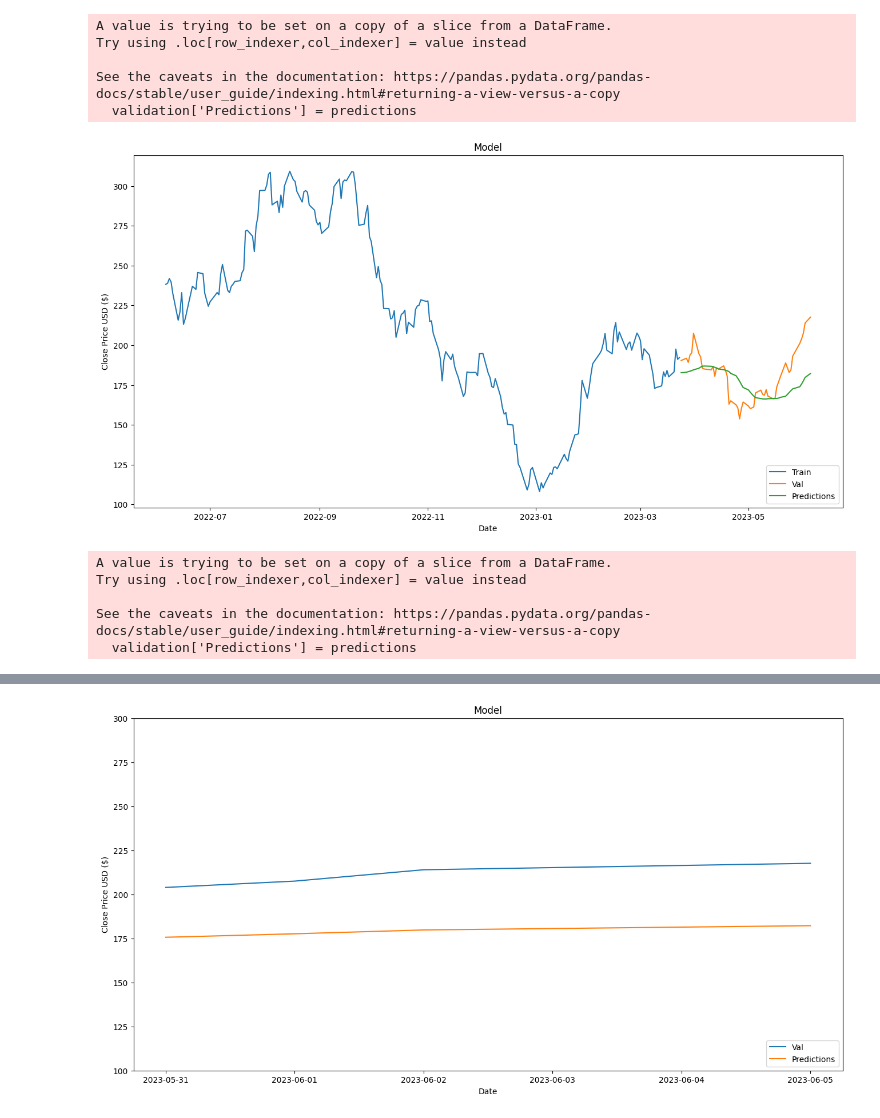
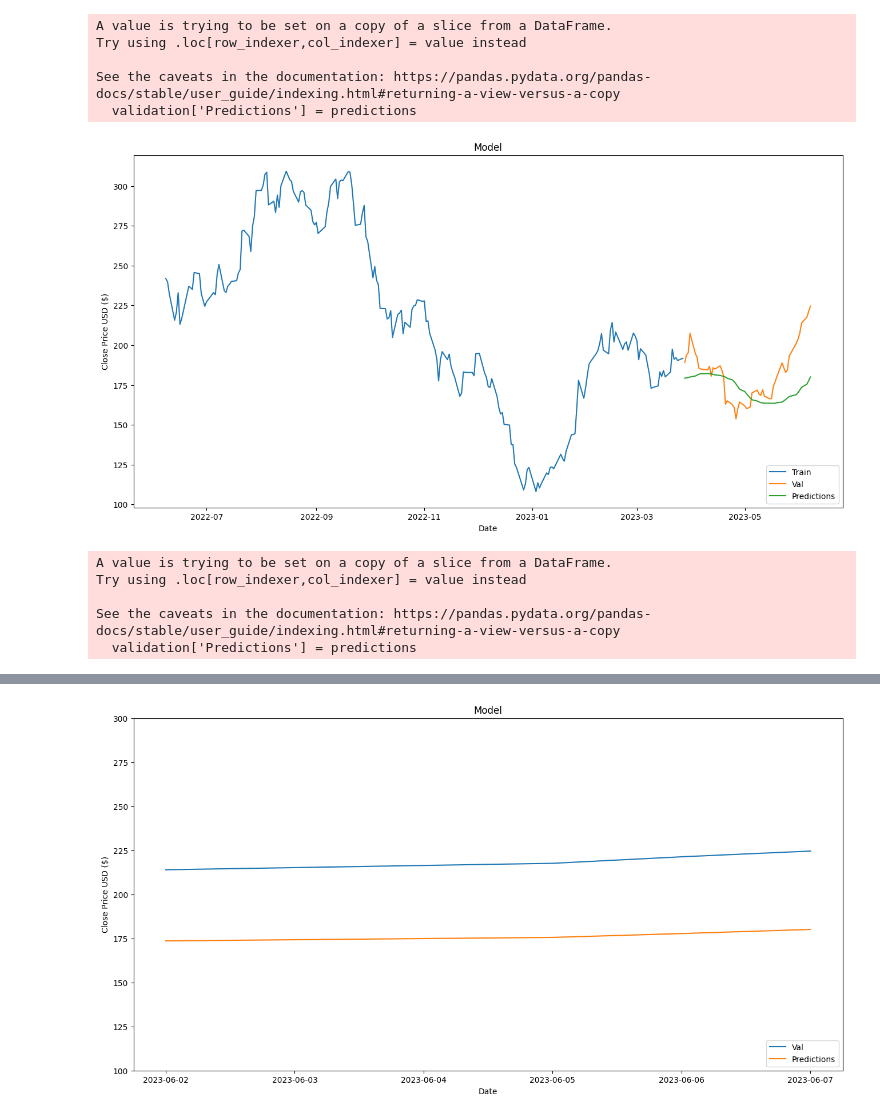
Before and after one commit to warrenwallis/cs145-project, a Jupyter notebook: testing_apis/lstm-7-days.ipynb, the cells around one changed output, grey strips where cells are left out. Saved outputs shown, nothing was run; the diff lists cells and outputs as text; code cells hidden in the pictures.

Commit message:
Updating LSTM 7-Day Model
Both the MAE and MAPE were calculated in order to reflect the similarity in shape between the predicted and actual values

```diff
--- a/testing_apis/lstm-7-days.ipynb
+++ b/testing_apis/lstm-7-days.ipynb
@@ -72,6 +75,7 @@ data.head()
 # plt.ylabel('Prices ($)')
 # %%
 closing_price_data = data['Close'].values
+print(len(closing_price_data))
 print(closing_price_data)
 
 training_data_size = math.ceil(len(closing_price_data) * 0.8)
@@ -80,16 +84,13 @@ print(training_data_size)
 scaler = MinMaxScaler(feature_range=(0, 1))
 scaled_data = scaler.fit_transform(closing_price_data.reshape(-1, 1))
 
-test_data = scaled_data[training_data_size-60:]
-x_test = []
+train_data = scaled_data[:training_data_size]
 
-for i in range(60, len(test_data)):
-    x_test.append(test_data[i-60:i])
+x_train = train_data[60:]
+y_train = train_data[60:]
 
-x_test = np.array(x_test)
-x_test = np.reshape(x_test, (x_test.shape[0], x_test.shape[1], 1))
+x_train = np.array([train_data[i-60:i] for i in range(60, len(train_data))])
+y_train = np.array([train_data[i] for i in range(60, len(train_data))])
 
-y_test = closing_price_data[training_data_size:]
-print(len(test_data))
-print(len(x_test))
+x_train = np.reshape(x_train, (x_train.shape[0], x_train.shape[1], 1))
 # %% [output]
@@ -112,0 +114,14 @@ print(len(x_test))
+# %%
+print(training_data_size)
+test_data = scaled_data[training_data_size-60: , : ]
+x_test = []
+y_test = closing_price_data[training_data_size:]
+
+print(len(test_data))
+
+for i in range(60, len(test_data)):
+  x_test.append(test_data[i-60:i, 0])
+
+x_test = np.array(x_test)
+x_test = np.reshape(x_test, (x_test.shape[0], x_test.shape[1], 1))
+print(len(x_test))
@@ -198,7 +217,7 @@ rmse
 # %%
 data_b = data.filter(['Close'])
-train = data_b[:training_data_len]
-validation = data_b[training_data_len:]
+train = data_b[:training_data_size]
+validation = data_b[training_data_size:]
 validation['Predictions'] = predictions
 plt.figure(figsize=(16,8))
 plt.title('Model')
@@ -214,11 +233,11 @@ Try using .loc[row_indexer,col_indexer] = value instead
 
 See the caveats in the documentation: https://pandas.pydata.org/pandas-docs/stable/user_guide/indexing.html#returning-a-view-versus-a-copy
   validation['Predictions'] = predictions
-[figure, old version]
+[figure, new version]
 # %%
 data_b = data.filter(['Close'])
-train = data_b[:training_data_len]
-validation = data_b[training_data_len:]
+train = data_b[:training_data_size]
+validation = data_b[training_data_size:]
 validation['Predictions'] = predictions
 plt.figure(figsize=(16,8))
 plt.title('Model')
@@ -249 +268 @@ Date
-[figure, old version]
+[figure, new version]
```
Also changed, not shown: parts of 13 cells of this notebook, 1 other file.
